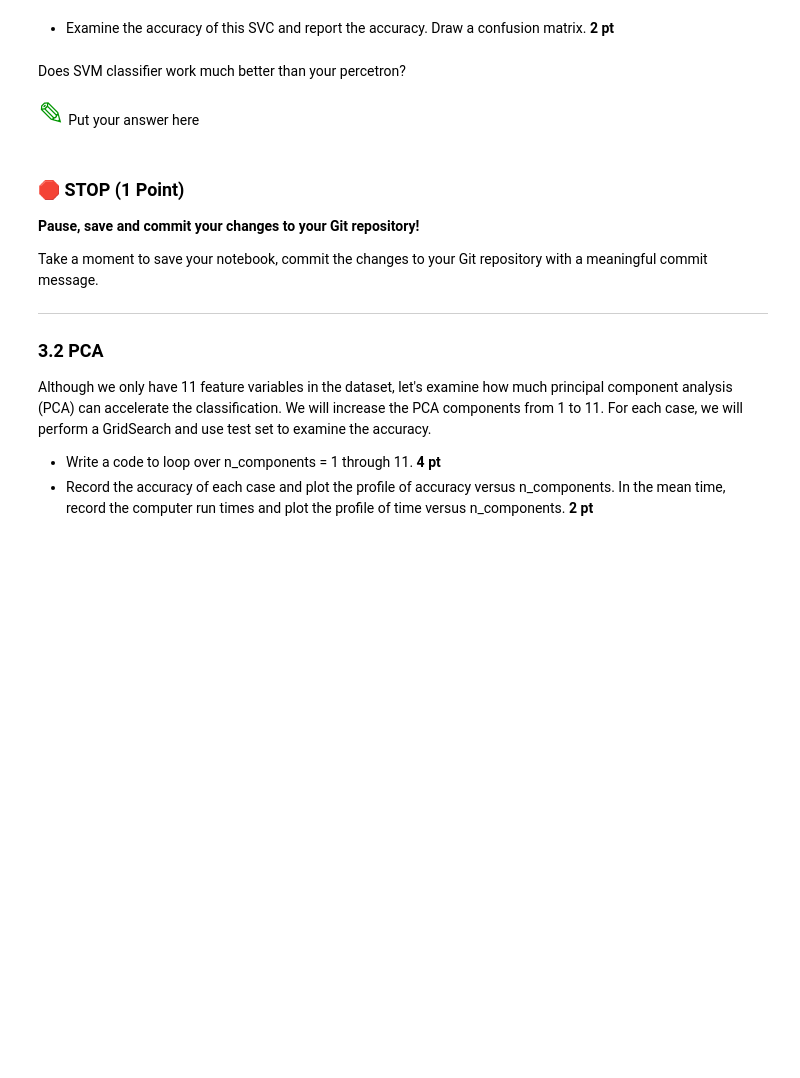
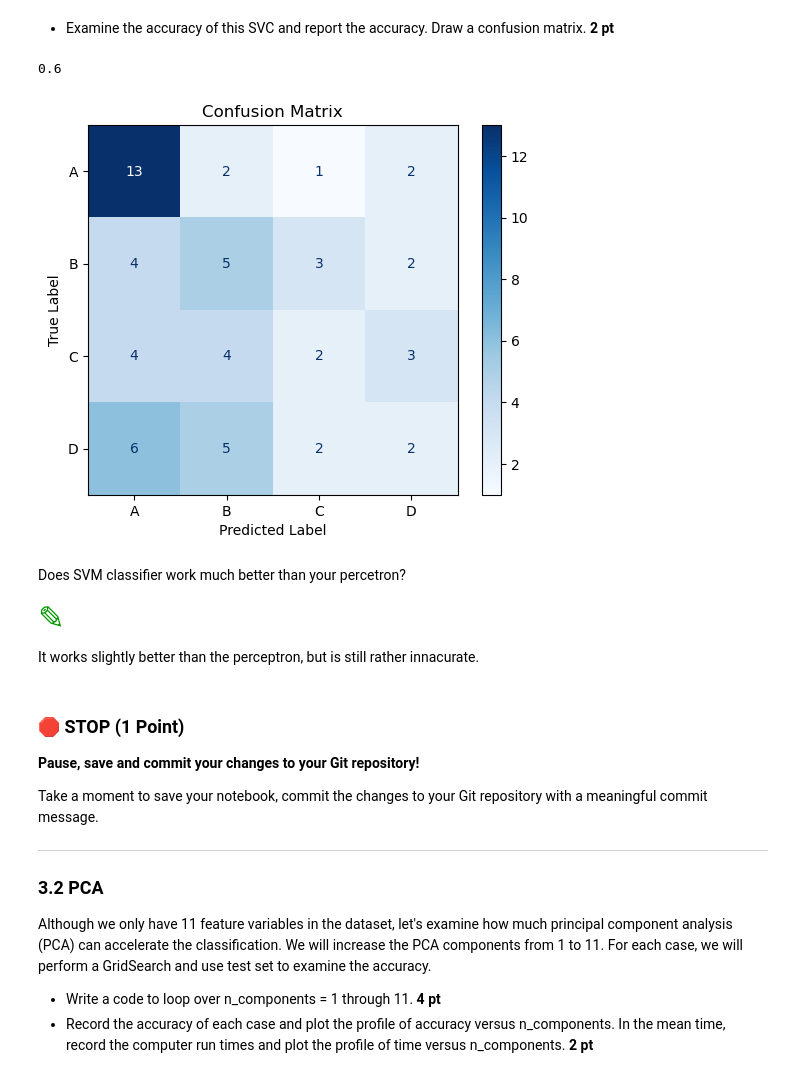
Before and after one commit to jackcienkus/CMSE202-s25-turnin, a Jupyter notebook: hw-04/HW-04_Perceptron_SVM_STUDENT.ipynb, the cells around one changed output. Drawn from its saved outputs; the diff is of its cells as text; code cells hidden in the pictures; blank space fills up the shorter version.

Commit message:
Created SVM classifier to compare to the Perceptron classification of the Telecust data. Includes confusion matrix.

```diff
--- a/hw-04/HW-04_Perceptron_SVM_STUDENT.ipynb
+++ b/hw-04/HW-04_Perceptron_SVM_STUDENT.ipynb
@@ -653,13 +656,60 @@ Let's re-use the customer category data. There are five caterogies with multiple
 # %%
 # put your code here.
+telecust = pd.read_csv("Telecust1.csv")
+
+for i in range(len(telecust)):
+    if telecust.iloc[i,4] == 0:
+        telecust.iloc[i,4] = -1
+
+    if telecust.iloc[i,8] == 0:
+        telecust.iloc[i,8] = -1
+
+telecust_200 = telecust[0:200]
+train_cust200 = telecust_200[0:int(200*0.7)]
+test_cust200 = telecust_200[int(200*0.7):len(telecust_200)]
+
+param_grid = {'C': [0.1, 1, 10, 100, 1000],
+              'gamma': [1, 0.1, 0.01, 0.001, 0.0001]}
+
+model = svm.SVC(kernel='rbf')
+grid = GridSearchCV(estimator=model, param_grid=param_grid, scoring='accuracy')
+
+grid.fit(train_cust200.iloc[:,[0,1,2,3,4,5,6,7,8,9,10]], train_cust200.iloc[:,11])
+
+final_model = svm.SVC(kernel='rbf', C=grid.best_params_['C'], gamma=grid.best_params_['gamma'])
+result = final_model.fit(train_cust200.iloc[:,[0,1,2,3,4,5,6,7,8,9,10]], train_cust200.iloc[:,11])
 # %% [markdown]
 * Examine the accuracy of this SVC and report the accuracy. Draw a confusion matrix. **2 pt**
 # %%
 # put your code here
+from sklearn.metrics import confusion_matrix, ConfusionMatrixDisplay
+print(result.score(train_cust200.iloc[:,[0,1,2,3,4,5,6,7,8,9,10]], train_cust200.iloc[:,11]))
+
+y_true = test_cust200.iloc[:,11]
+y_pred = final_model.predict(test_cust200.iloc[:,[0,1,2,3,4,5,6,7,8,9,10]])
+cm = confusion_matrix(y_true, y_pred)
+
+disp = ConfusionMatrixDisplay(confusion_matrix=cm, display_labels=final_model.classes_) # Use model.classes_ if available
+
+# Plot the matrix
+disp.plot(cmap=plt.cm.Blues) # You can choose different colormaps
+
+# Add title and labels
+plt.title('Confusion Matrix')
+plt.xlabel('Predicted Label')
+plt.ylabel('True Label')
+
+# Show the plot
+plt.show()
+# %% [output]
+0.6
+[figure, added]
 # %% [markdown]
 Does SVM classifier work much better than your percetron?
 # %% [markdown]
-<font size=6 color="#009600">&#9998;</font> Put your answer here
+<font size=6 color="#009600">&#9998;</font>
+
+It works slightly better than the perceptron, but is still rather innacurate.
 # %% [markdown]
 ### &#128721; STOP (1 Point)
 **Pause, save and commit your changes to your Git repository!**
```
Also changed, not shown: parts of 1 cell of this notebook.
